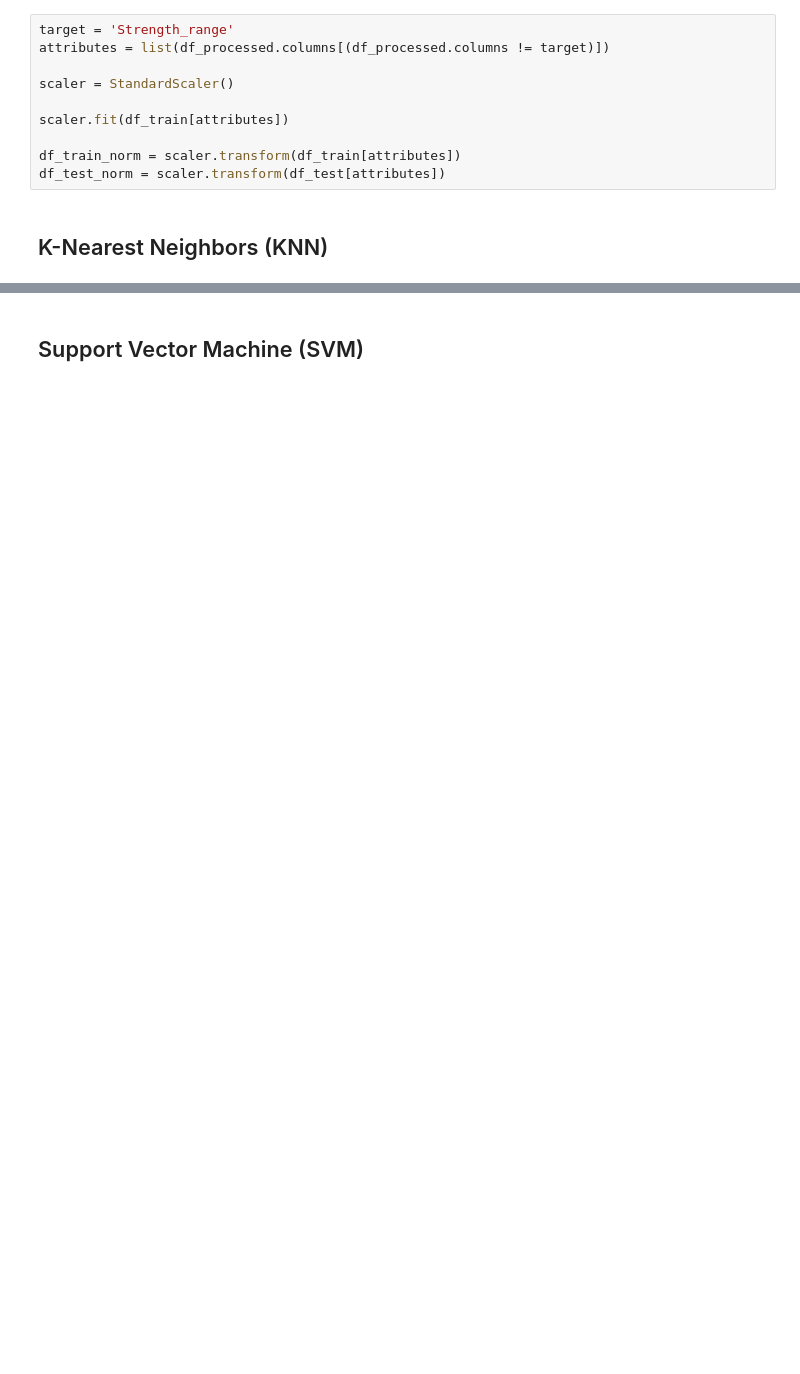
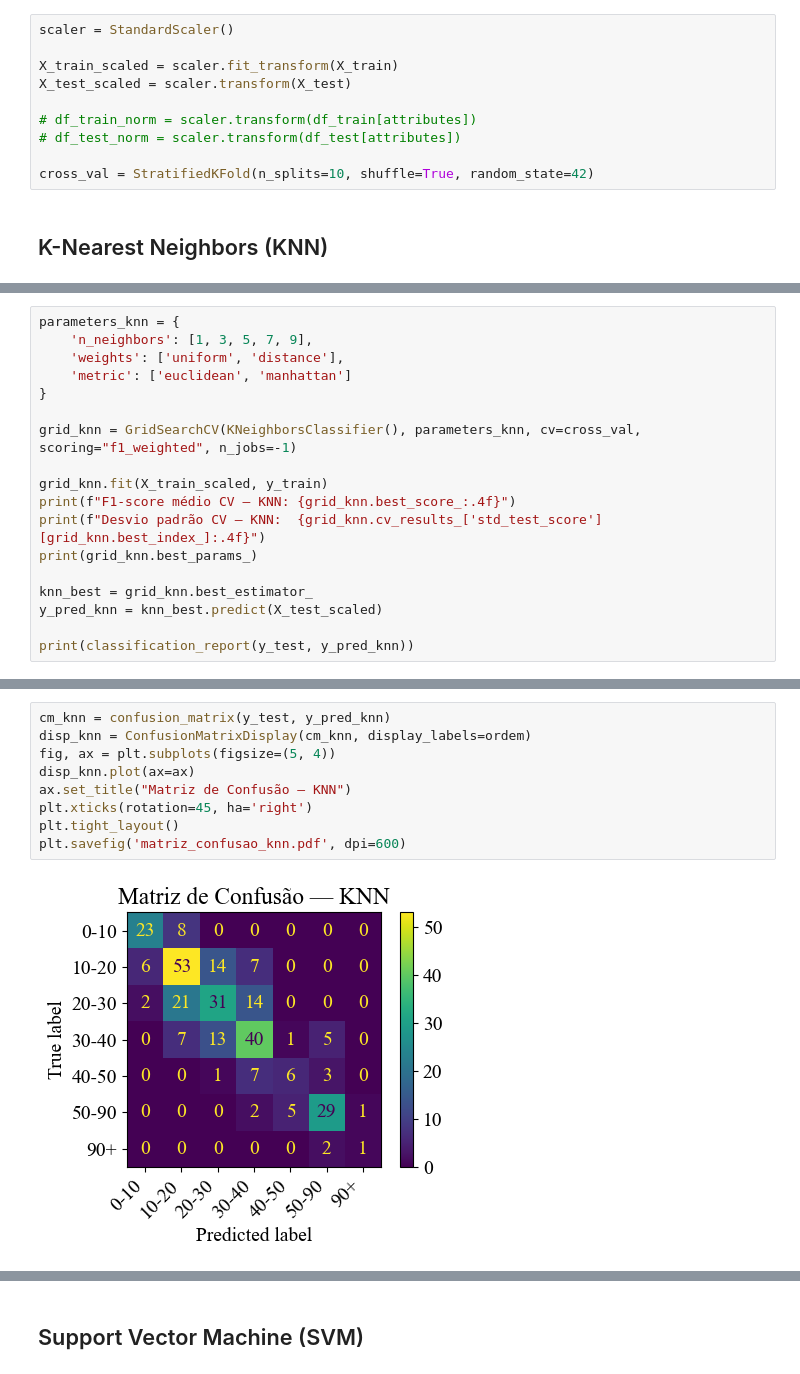
Before and after one commit to juliamfm/ML_material_classifier, a Jupyter notebook: knn_svm_classifier.ipynb, the cells around one changed output, grey strips where cells are left out. Drawn from its saved outputs; the diff is of its cells as text; blank space fills up the shorter version.

```diff
--- a/knn_svm_classifier.ipynb
+++ b/knn_svm_classifier.ipynb
@@ -220,14 +227,14 @@ df_train
 # %% [markdown]
 #### Padronização dos dados
 # %%
-target = 'Strength_range'
-attributes = list(df_processed.columns[(df_processed.columns != target)])
-
 scaler = StandardScaler()
 
-scaler.fit(df_train[attributes])
+X_train_scaled = scaler.fit_transform(X_train)
+X_test_scaled = scaler.transform(X_test)
 
-df_train_norm = scaler.transform(df_train[attributes])
-df_test_norm = scaler.transform(df_test[attributes])
+# df_train_norm = scaler.transform(df_train[attributes])
+# df_test_norm = scaler.transform(df_test[attributes])
+
+cross_val = StratifiedKFold(n_splits=10, shuffle=True, random_state=42)
 # %% [markdown]
 ## K-Nearest Neighbors (KNN)
@@ -275,0 +241,18 @@ weighted avg       0.61      0.59      0.59       302
+# %%
+parameters_knn = {
+    'n_neighbors': [1, 3, 5, 7, 9],
+    'weights': ['uniform', 'distance'],
+    'metric': ['euclidean', 'manhattan']
+}
+
+grid_knn = GridSearchCV(KNeighborsClassifier(), parameters_knn, cv=cross_val, scoring="f1_weighted", n_jobs=-1)
+
+grid_knn.fit(X_train_scaled, y_train)
+print(f"F1-score médio CV — KNN: {grid_knn.best_score_:.4f}")
+print(f"Desvio padrão CV — KNN:  {grid_knn.cv_results_['std_test_score'][grid_knn.best_index_]:.4f}")
+print(grid_knn.best_params_)
+
+knn_best = grid_knn.best_estimator_
+y_pred_knn = knn_best.predict(X_test_scaled)
+
+print(classification_report(y_test, y_pred_knn))
@@ -276,3 +276,14 @@ weighted avg       0.61      0.59      0.59       302
+# %%
+cm_knn = confusion_matrix(y_test, y_pred_knn)
+disp_knn = ConfusionMatrixDisplay(cm_knn, display_labels=ordem)
+fig, ax = plt.subplots(figsize=(5, 4))
+disp_knn.plot(ax=ax)
+ax.set_title("Matriz de Confusão — KNN")
+plt.xticks(rotation=45, ha='right')
+plt.tight_layout()
+plt.savefig('matriz_confusao_knn.pdf', dpi=600)
+# %% [output]
+[figure, added]
 # %%
 # Classificador nulo que apenas chuta uma resposta considerando a distribuições das classes
 dummy_clf = DummyClassifier(strategy='stratified')
```
Also changed, not shown: parts of 11 cells of this notebook.
